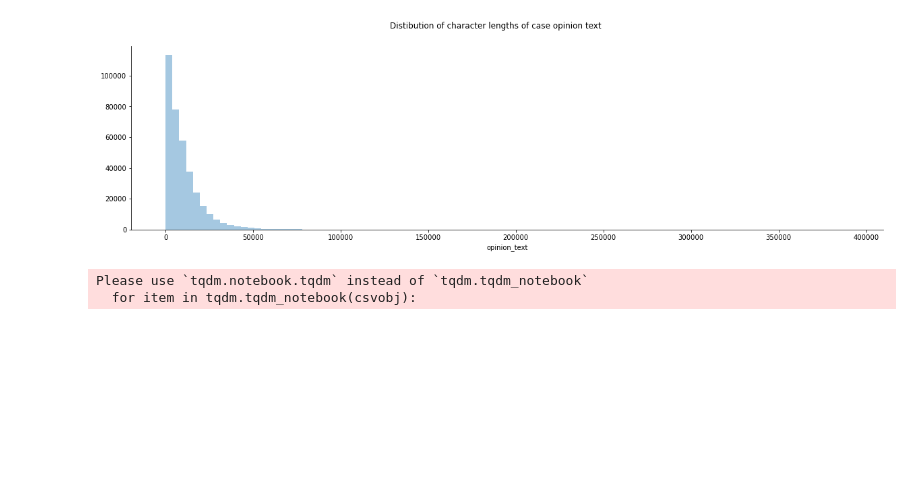
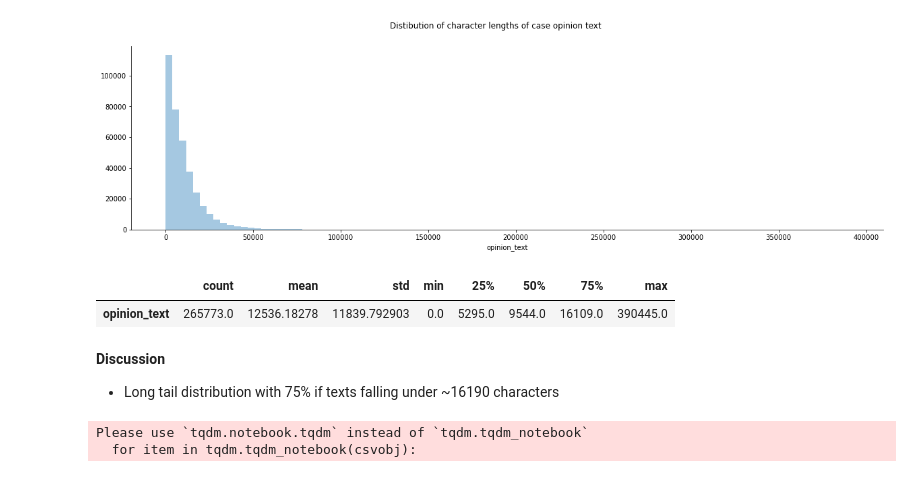
Before and after one commit to parambharat/cs109b-grp9-final-project, a Jupyter notebook: notebooks/grp9-milestone-2-submission.ipynb, the cells around one changed output. Cells and saved outputs as stored; diff of their text form; code cells hidden in the pictures; blank space fills up the shorter version.

```diff
--- a/notebooks/grp9-milestone-2-submission.ipynb
+++ b/notebooks/grp9-milestone-2-submission.ipynb
@@ -359,6 +374,15 @@ sns.despine()
 plt.show()
 # %% [output]
 [figure]
+# %%
+display(pd.DataFrame(cases_data.opinion_text.map(len).describe()).T)
+# %% [output]
+|  | count | mean | std | min | 25% | 50% | 75% | max |
+| opinion_text | 265773.0 | 12536.18278 | 11839.792903 | 0.0 | 5295.0 | 9544.0 | 16109.0 | 390445.0 |
+# %% [markdown]
+**Discussion**
+
+- Long tail distribution with 75% if texts falling under ~16190 characters
 # %%
 #read citation graph and link nodes
 citation_graph = read_citation_graph("../data/citations.csv.gz", case_ids=frozenset(cases_data.index))
```
Also changed, not shown: parts of 52 cells of this notebook.
